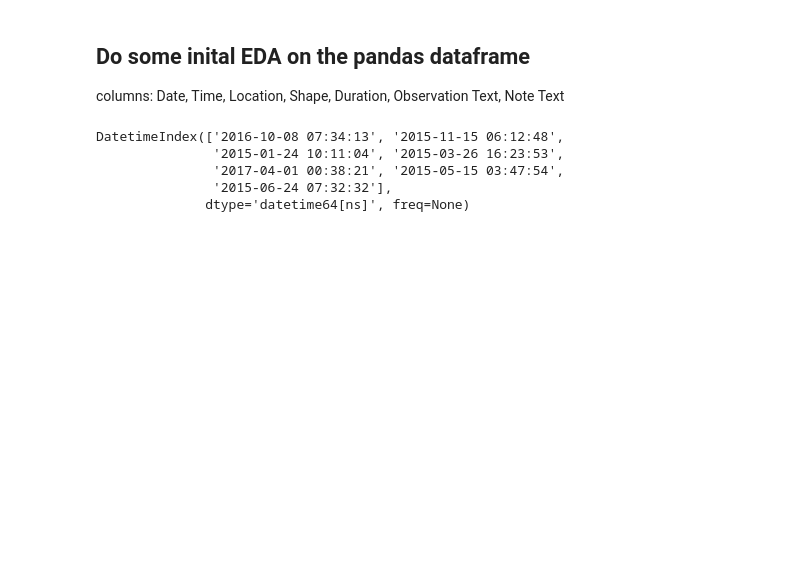
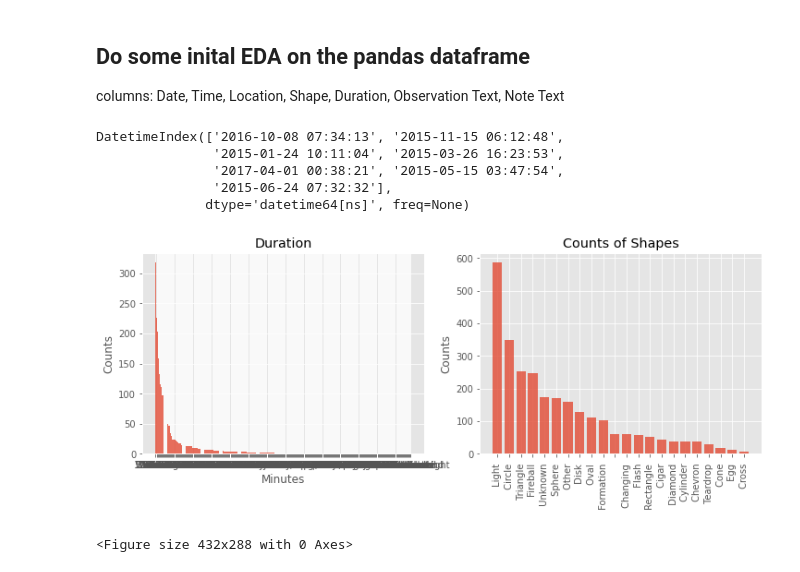
Before and after one commit to mkpetterson/UFO_sightings, a Jupyter notebook: EDA.ipynb, the cells around one changed output. Saved outputs shown, nothing was run; the diff lists cells and outputs as text; code cells hidden in the pictures; blank space fills up the shorter version.

```diff
--- a/EDA.ipynb
+++ b/EDA.ipynb
@@ -17,0 +38,6 @@ data = pd.read_csv('data/ufo_3500.csv')
+# %%
+data['dt'] = pd.to_datetime(data['Datetime'])
+# %%
+data = data.drop(columns='Datetime')
+data['dates'] = data['dt'].dt.normalize()
+data['times'] = data['dt'].dt.time
@@ -17,0 +51,4 @@ data = pd.read_csv('data/ufo_3500.csv')
+# %%
+data['City'] = data['Location'].apply(lambda x: " ".join(x.split(', ')[:1]))
+data['State'] = data['Location'].apply(lambda x: " ".join(x.split(', ')[1:]))
+data.drop('Location', axis=1, inplace=True)
@@ -60 +99,24 @@ df['only_times'] = df['times'].dt.time
+# %%
+# Lets look at shapes and durations
+shape_counts = data['Shape'].value_counts()
+fig, axes = plt.subplots(1,2,figsize=(12,4))
+
+ax = axes[0]
+duration_counts = data['Duration'].value_counts()
+ax.bar(duration_counts.index, height=duration_counts.values, alpha=0.8)
+ax.set_title("Duration")
+ax.set_ylabel("Counts")
+ax.set_xlabel("Minutes")
+
+ax = axes[1]
+ax.bar(shape_counts.index, height=shape_counts.values, alpha=0.8)
+ax.set_title("Counts of Shapes")
+ax.set_ylabel("Counts")
+plt.xticks(rotation=90)
+plt.show()
+
+plt.savefig('images/shape_duration.png', bbox_inches='tight')
+# %% [output]
+[figure, added]
+<Figure size 432x288 with 0 Axes>
 # %%
```
Also changed, not shown: parts of 16 cells of this notebook, 4 other files.
